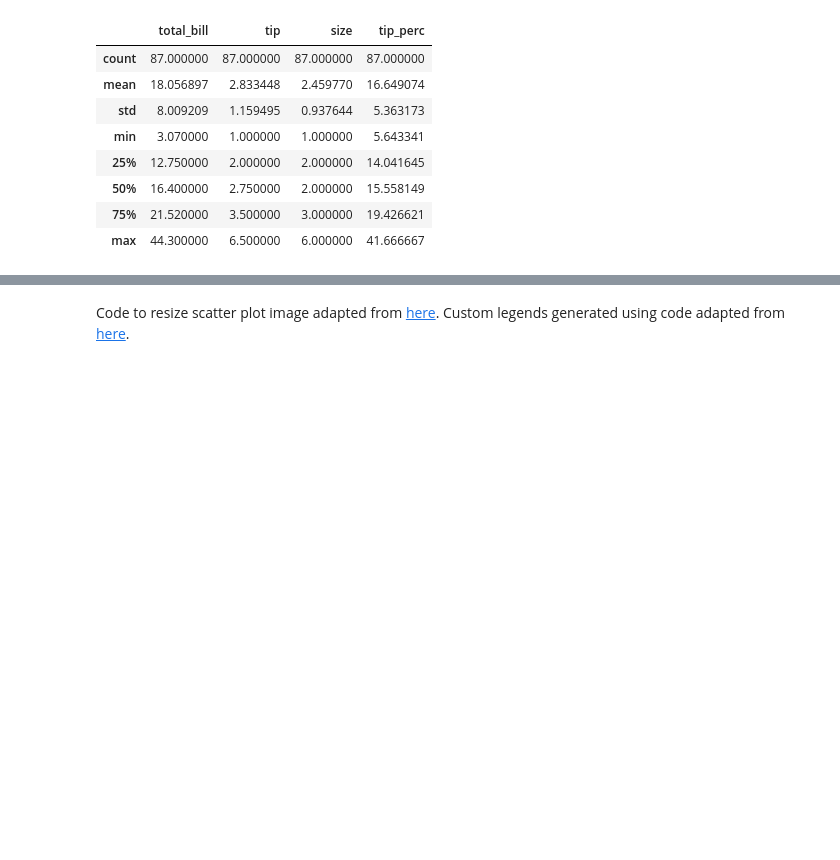
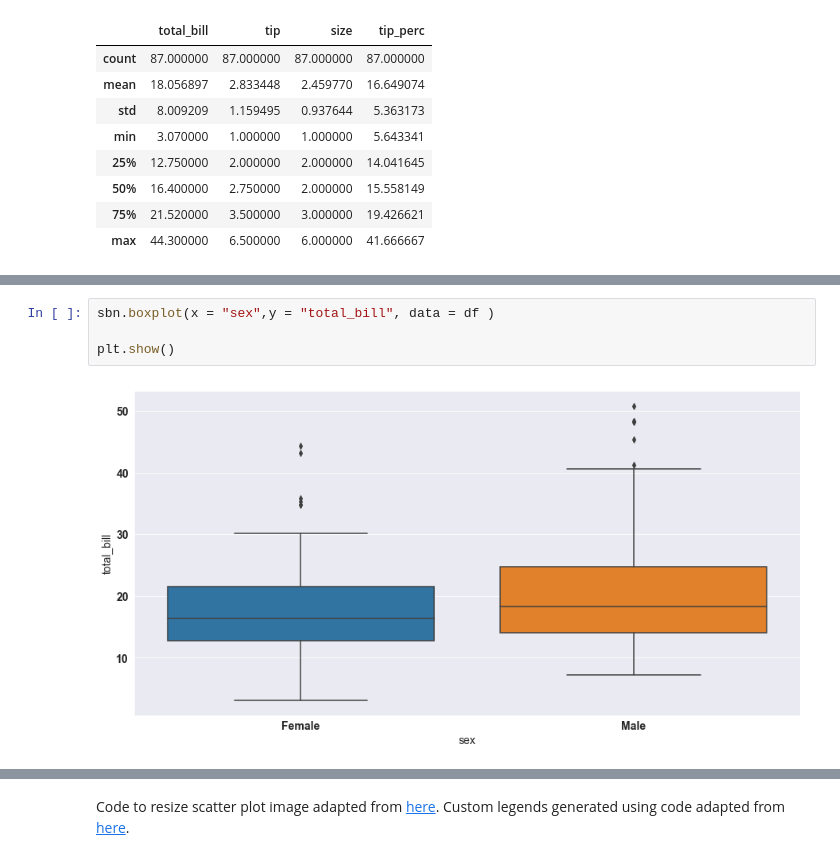
Before and after one commit to Dowline1/FODA-Project-2019, a Jupyter notebook: FODA-Project-2019.ipynb, the cells around one changed output, grey strips where cells are left out. Saved outputs shown, nothing was run; the diff lists cells and outputs as text; blank space fills up the shorter version.

```diff
--- a/FODA-Project-2019.ipynb
+++ b/FODA-Project-2019.ipynb
@@ -149,0 +186,6 @@ df_female.describe()
+# %%
+sbn.boxplot(x = "sex",y = "total_bill", data = df )
+
+plt.show()
+# %% [output]
+[figure, added]
```
Also changed, not shown: parts of 25 cells of this notebook, 5 other files.
